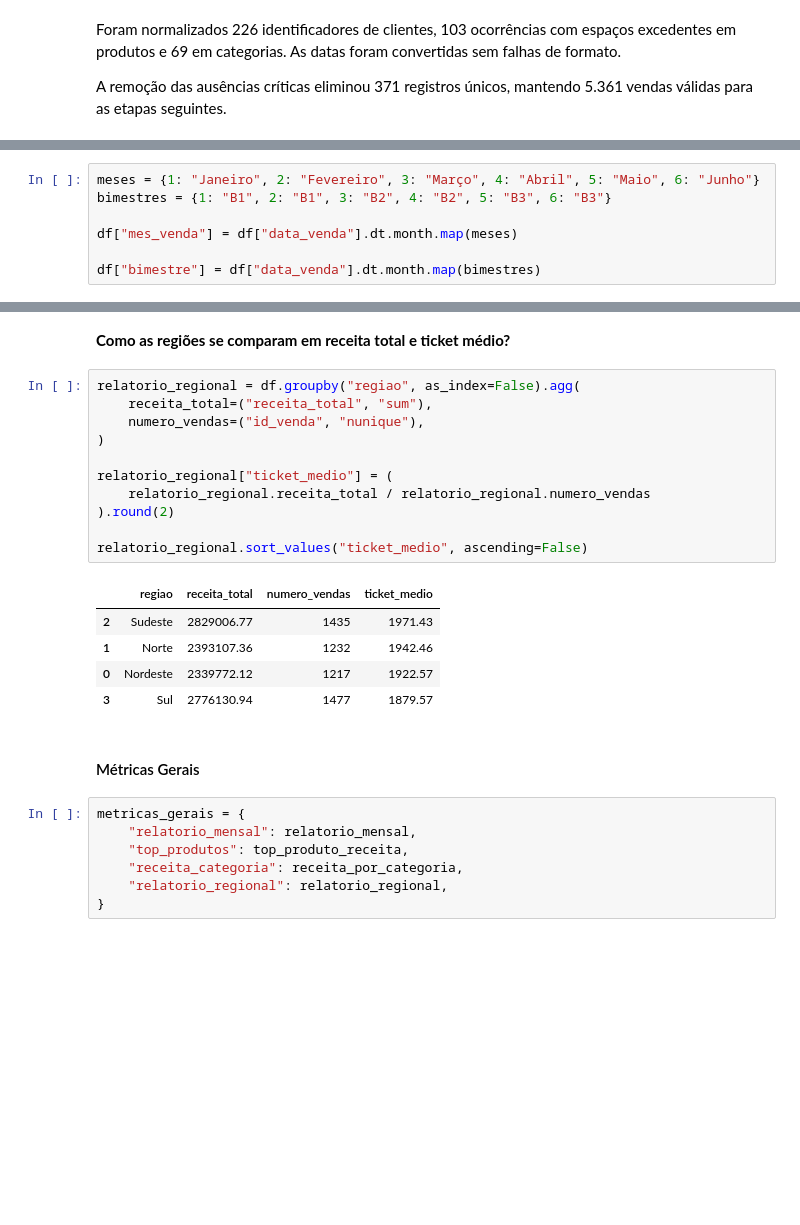
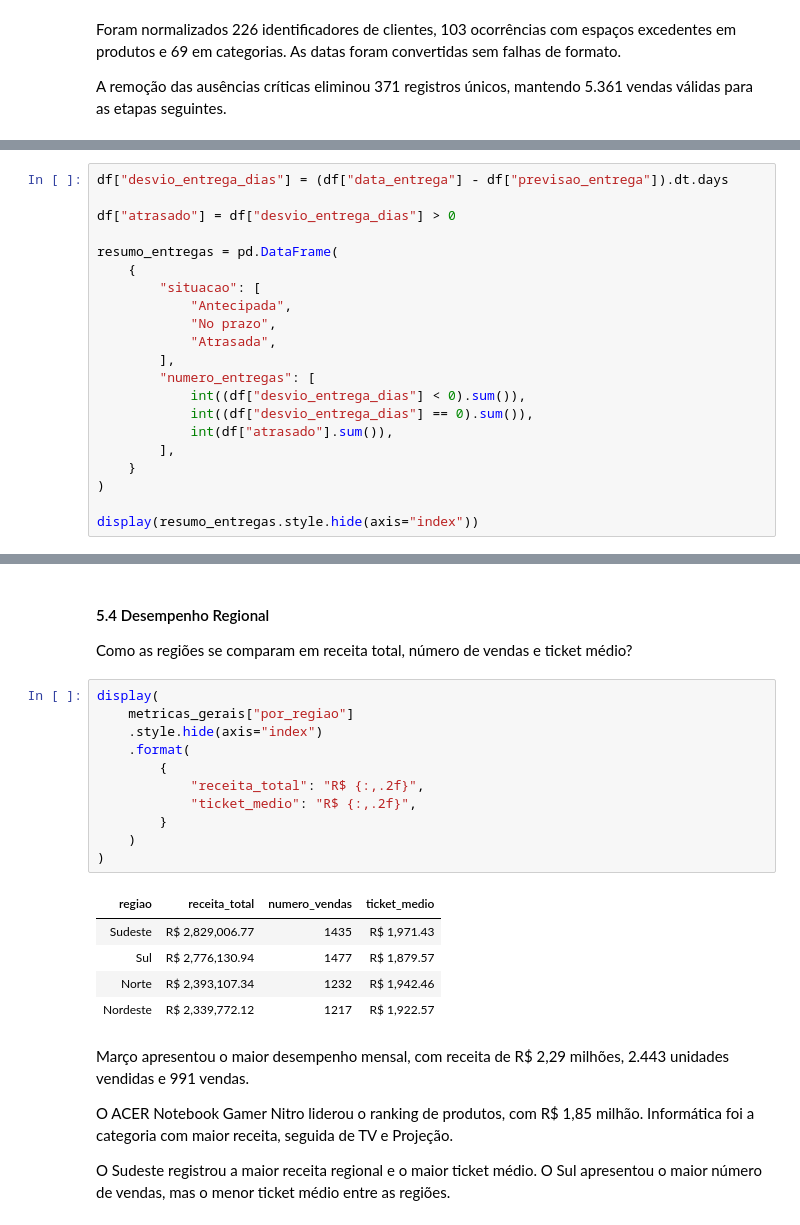
Before and after one commit to CorreaBrunoMiguel/sales-insight-py, a Jupyter notebook: notebooks/sales_insight.ipynb, the cells around one changed output, grey strips where cells are left out. Saved outputs shown, nothing was run; the diff lists cells and outputs as text; blank space fills up the shorter version.

Commit message:
refactor: consolida storytelling e analises do notebook

```diff
--- a/notebooks/sales_insight.ipynb
+++ b/notebooks/sales_insight.ipynb
@@ -485,7 +538,21 @@ Como o dataset compreende um intervalo temporal que vai do mês 1 (Janeiro) até
 # %%
-meses = {1: "Janeiro", 2: "Fevereiro", 3: "Março", 4: "Abril", 5: "Maio", 6: "Junho"}
-bimestres = {1: "B1", 2: "B1", 3: "B2", 4: "B2", 5: "B3", 6: "B3"}
+df["desvio_entrega_dias"] = (df["data_entrega"] - df["previsao_entrega"]).dt.days
 
-df["mes_venda"] = df["data_venda"].dt.month.map(meses)
+df["atrasado"] = df["desvio_entrega_dias"] > 0
 
-df["bimestre"] = df["data_venda"].dt.month.map(bimestres)
+resumo_entregas = pd.DataFrame(
+    {
+        "situacao": [
+            "Antecipada",
+            "No prazo",
+            "Atrasada",
+        ],
+        "numero_entregas": [
+            int((df["desvio_entrega_dias"] < 0).sum()),
+            int((df["desvio_entrega_dias"] == 0).sum()),
+            int(df["atrasado"].sum()),
+        ],
+    }
+)
+
+display(resumo_entregas.style.hide(axis="index"))
@@ -675,29 +756,28 @@ display(receita_por_categoria.sort_values("receita_total", ascending=False))
 # %% [markdown]
-**Como as regiões se comparam em receita total e ticket médio?**
+#### 5.4 Desempenho Regional
+
+Como as regiões se comparam em receita total, número de vendas e ticket médio?
 # %%
-relatorio_regional = df.groupby("regiao", as_index=False).agg(
-    receita_total=("receita_total", "sum"),
-    numero_vendas=("id_venda", "nunique"),
+display(
+    metricas_gerais["por_regiao"]
+    .style.hide(axis="index")
+    .format(
+        {
+            "receita_total": "R$ {:,.2f}",
+            "ticket_medio": "R$ {:,.2f}",
+        }
+    )
 )
-
-relatorio_regional["ticket_medio"] = (
-    relatorio_regional.receita_total / relatorio_regional.numero_vendas
-).round(2)
-
-relatorio_regional.sort_values("ticket_medio", ascending=False)
 # %% [output]
-|  | regiao | receita_total | numero_vendas | ticket_medio |
-| 2 | Sudeste | 2829006.77 | 1435 | 1971.43 |
-| 1 | Norte | 2393107.36 | 1232 | 1942.46 |
-| 0 | Nordeste | 2339772.12 | 1217 | 1922.57 |
-| 3 | Sul | 2776130.94 | 1477 | 1879.57 |
+| regiao | receita_total | numero_vendas | ticket_medio |
+| Sudeste | R$ 2,829,006.77 | 1435 | R$ 1,971.43 |
+| Sul | R$ 2,776,130.94 | 1477 | R$ 1,879.57 |
+| Norte | R$ 2,393,107.34 | 1232 | R$ 1,942.46 |
+| Nordeste | R$ 2,339,772.12 | 1217 | R$ 1,922.57 |
 # %% [markdown]
-#### Métricas Gerais
+Março apresentou o maior desempenho mensal, com receita de R$ 2,29 milhões, 2.443 unidades vendidas e 991 vendas.
+
+O ACER Notebook Gamer Nitro liderou o ranking de produtos, com R$ 1,85 milhão. Informática foi a categoria com maior receita, seguida de TV e Projeção.
+
+O Sudeste registrou a maior receita regional e o maior ticket médio. O Sul apresentou o maior número de vendas, mas o menor ticket médio entre as regiões.
-# %%
-metricas_gerais = {
-    "relatorio_mensal": relatorio_mensal,
-    "top_produtos": top_produto_receita,
-    "receita_categoria": receita_por_categoria,
-    "relatorio_regional": relatorio_regional,
-}
 # %% [markdown]
```
Also changed, not shown: parts of 52 cells of this notebook, 1 other file.
